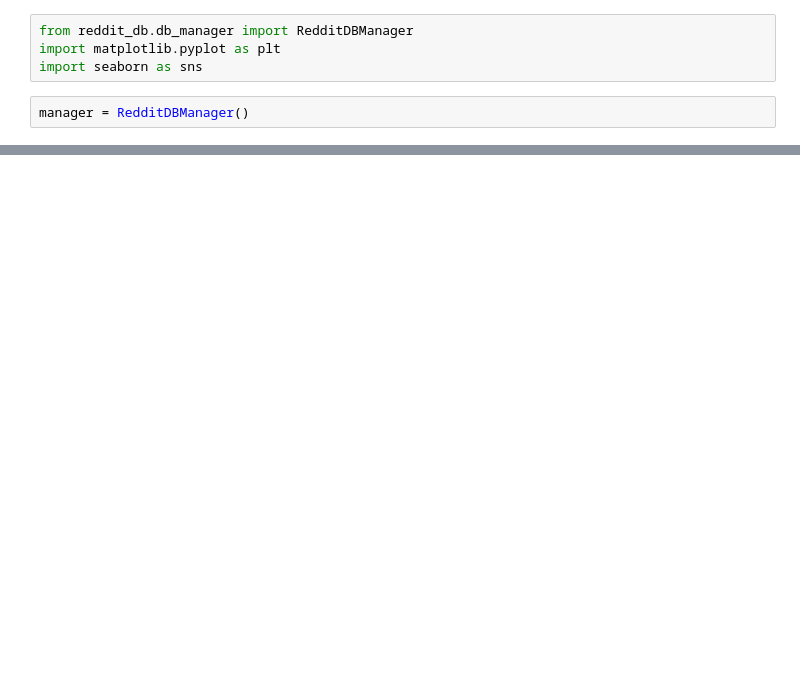
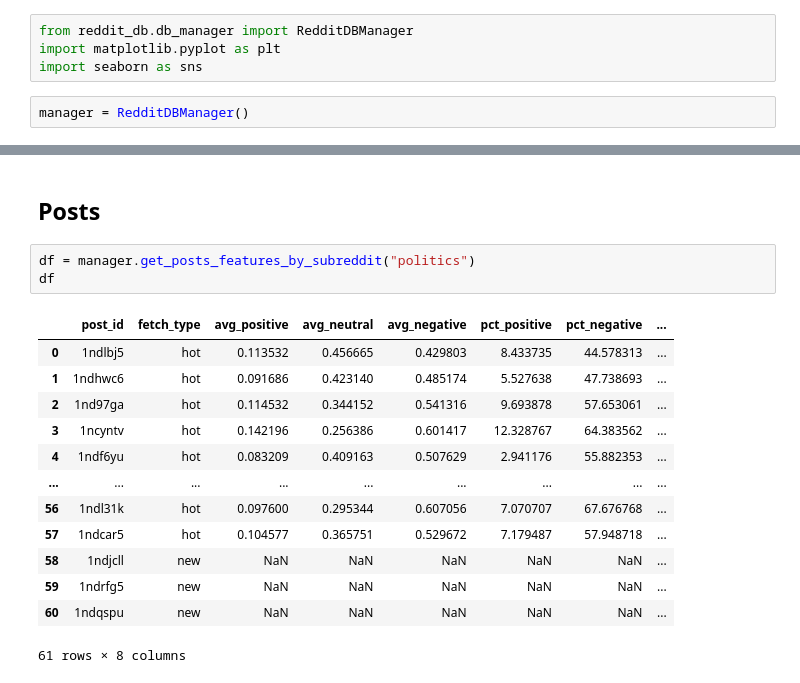
Before and after one commit to gpassoni/social_trends_analyzer, a Jupyter notebook: notebooks/streamlit_plot_tester.ipynb, the cells around one changed output, grey strips where cells are left out. Saved outputs shown, nothing was run; the diff lists cells and outputs as text; blank space fills up the shorter version.

```diff
--- a/notebooks/streamlit_plot_tester.ipynb
+++ b/notebooks/streamlit_plot_tester.ipynb
@@ -62,0 +65,19 @@ plt.show()
+# %% [markdown]
+## Posts
+# %%
+df = manager.get_posts_features_by_subreddit("politics")
+df
+# %% [output]
+|  | post_id | fetch_type | avg_positive | avg_neutral | avg_negative | pct_positive | pct_negative | ... |
+| 0 | 1ndlbj5 | hot | 0.113532 | 0.456665 | 0.429803 | 8.433735 | 44.578313 | ... |
+| 1 | 1ndhwc6 | hot | 0.091686 | 0.423140 | 0.485174 | 5.527638 | 47.738693 | ... |
+| 2 | 1nd97ga | hot | 0.114532 | 0.344152 | 0.541316 | 9.693878 | 57.653061 | ... |
+| 3 | 1ncyntv | hot | 0.142196 | 0.256386 | 0.601417 | 12.328767 | 64.383562 | ... |
+| 4 | 1ndf6yu | hot | 0.083209 | 0.409163 | 0.507629 | 2.941176 | 55.882353 | ... |
+| ... | ... | ... | ... | ... | ... | ... | ... | ... |
+| 56 | 1ndl31k | hot | 0.097600 | 0.295344 | 0.607056 | 7.070707 | 67.676768 | ... |
+| 57 | 1ndcar5 | hot | 0.104577 | 0.365751 | 0.529672 | 7.179487 | 57.948718 | ... |
+| 58 | 1ndjcll | new | NaN | NaN | NaN | NaN | NaN | ... |
+| 59 | 1ndrfg5 | new | NaN | NaN | NaN | NaN | NaN | ... |
+| 60 | 1ndqspu | new | NaN | NaN | NaN | NaN | NaN | ... |
+61 rows × 8 columns
```
Also changed, not shown: parts of 12 cells of this notebook, 10 other files.
